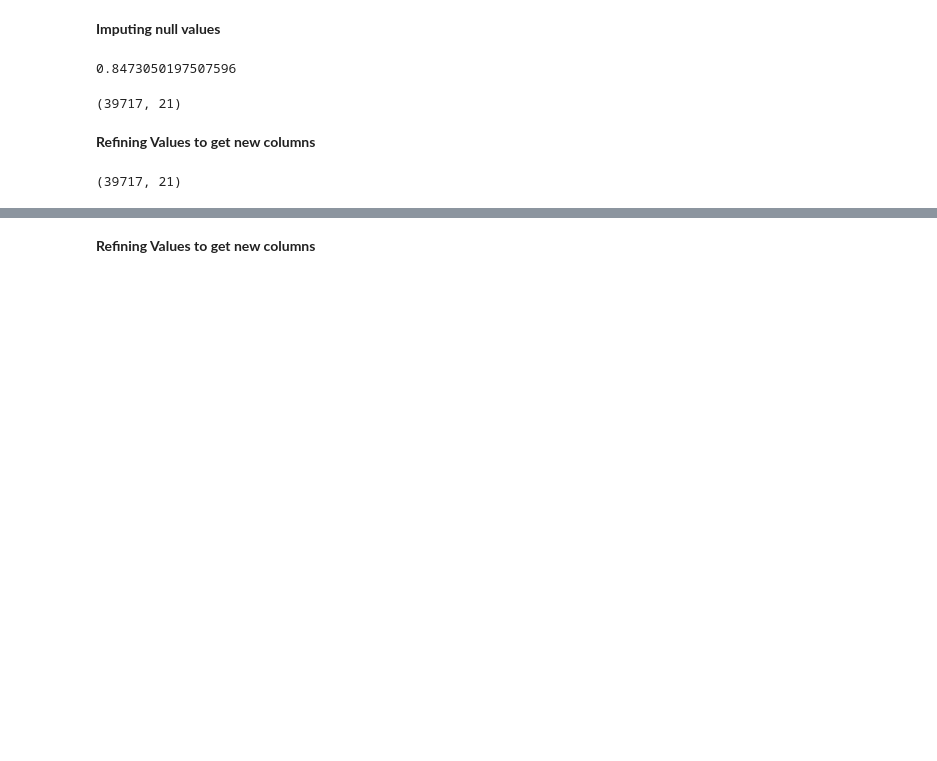
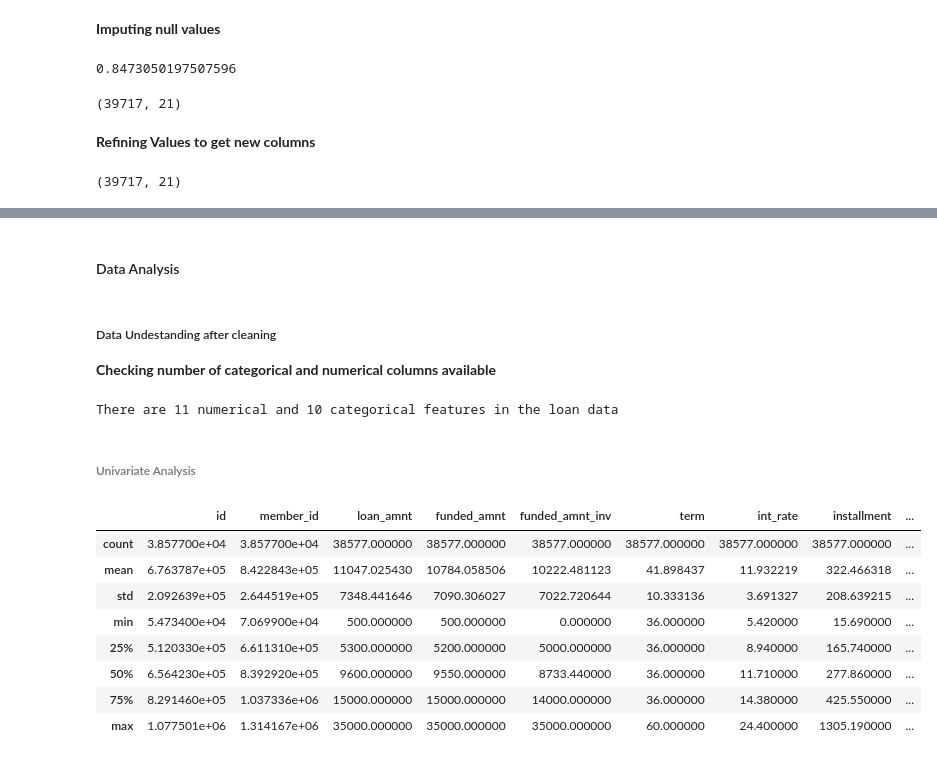
Before and after one commit to sunaynatalreja/LendingClubCaseStudy, a Jupyter notebook: Group_Facilitator_Ganesh.ipynb, the cells around one changed output, grey strips where cells are left out. Drawn from its saved outputs; the diff is of its cells as text; code cells hidden in the pictures; blank space fills up the shorter version.

Commit message:
latest changes before univariate analysis

```diff
--- a/Group_Facilitator_Ganesh.ipynb
+++ b/Group_Facilitator_Ganesh.ipynb
@@ -136,3 +174,29 @@ final_loan_data.shape
 # %% [markdown]
-__Refining Values to get new columns__
+#### Data Analysis
+# %% [markdown]
+##### Data Undestanding after cleaning
+__Checking number of categorical and numerical columns available__
+# %%
+numeric_data = final_loan_data_cleaned.select_dtypes(include = [np.number])
+
+categorical_data = final_loan_data_cleaned.select_dtypes(exclude = [np.number])
+
+print('There are {0} numerical and {1} categorical features in the loan data'.\
+     format(numeric_data.shape[1], categorical_data.shape[1]))
+# %% [output]
+There are 11 numerical and 10 categorical features in the loan data
+# %% [markdown]
+###### Univariate Analysis
+# %%
+final_loan_data_cleaned.describe()
+# %% [output]
+|  | id | member_id | loan_amnt | funded_amnt | funded_amnt_inv | term | int_rate | installment | ... |
+| count | 3.857700e+04 | 3.857700e+04 | 38577.000000 | 38577.000000 | 38577.000000 | 38577.000000 | 38577.000000 | 38577.000000 | ... |
+| mean | 6.763787e+05 | 8.422843e+05 | 11047.025430 | 10784.058506 | 10222.481123 | 41.898437 | 11.932219 | 322.466318 | ... |
+| std | 2.092639e+05 | 2.644519e+05 | 7348.441646 | 7090.306027 | 7022.720644 | 10.333136 | 3.691327 | 208.639215 | ... |
+| min | 5.473400e+04 | 7.069900e+04 | 500.000000 | 500.000000 | 0.000000 | 36.000000 | 5.420000 | 15.690000 | ... |
+| 25% | 5.120330e+05 | 6.611310e+05 | 5300.000000 | 5200.000000 | 5000.000000 | 36.000000 | 8.940000 | 165.740000 | ... |
+| 50% | 6.564230e+05 | 8.392920e+05 | 9600.000000 | 9550.000000 | 8733.440000 | 36.000000 | 11.710000 | 277.860000 | ... |
+| 75% | 8.291460e+05 | 1.037336e+06 | 15000.000000 | 15000.000000 | 14000.000000 | 36.000000 | 14.380000 | 425.550000 | ... |
+| max | 1.077501e+06 | 1.314167e+06 | 35000.000000 | 35000.000000 | 35000.000000 | 60.000000 | 24.400000 | 1305.190000 | ... |
 # %%
```
Also changed, not shown: parts of 10 cells of this notebook.
